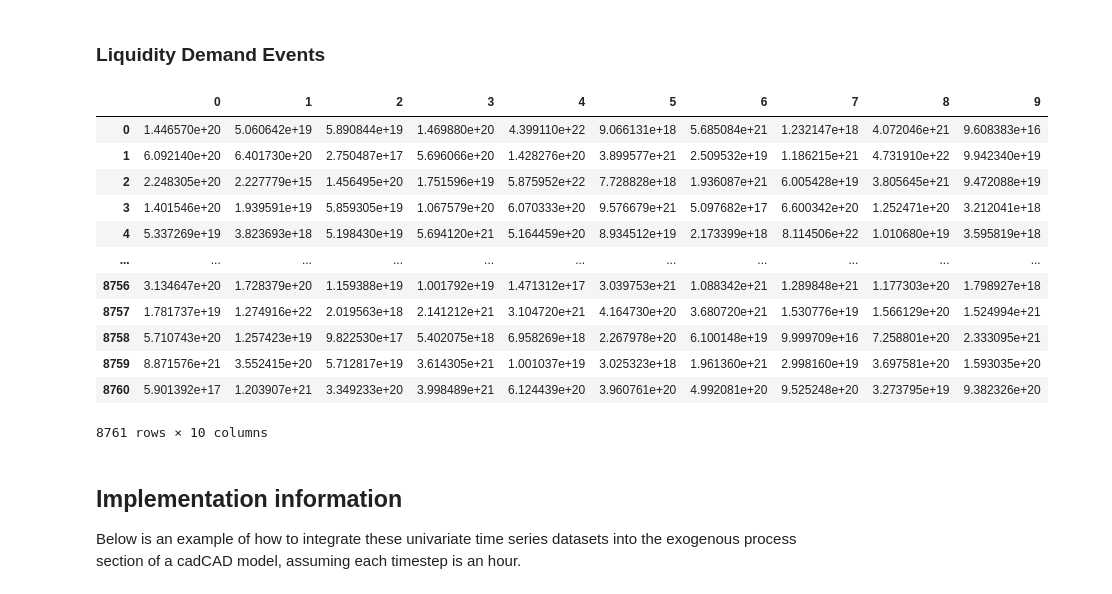
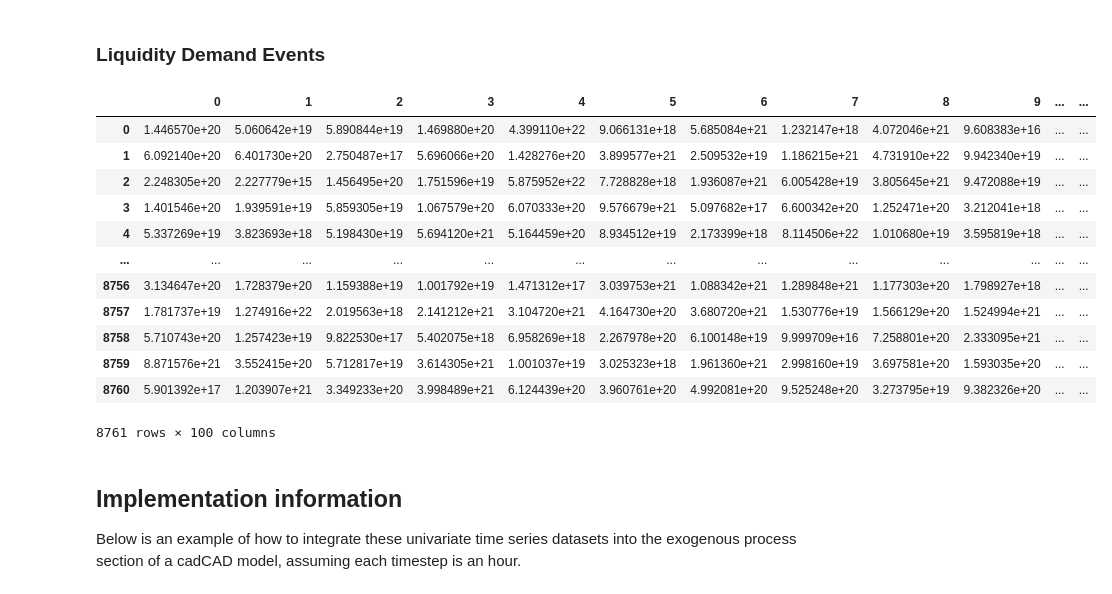
Before and after one commit to BlockScience/reflexer, a Jupyter notebook: notebooks/Stochastic_Generators/Uniswap_Process_Modeling.ipynb, the cells around one changed output. Cells and saved outputs as stored; diff of their text form; code cells hidden in the pictures.

```diff
--- a/notebooks/Stochastic_Generators/Uniswap_Process_Modeling.ipynb
+++ b/notebooks/Stochastic_Generators/Uniswap_Process_Modeling.ipynb
@@ -207,7 +207,7 @@ buy_sell_samples.to_csv('data/buy_sell.csv')
 ## Generate Monte Carlo runs
 ### Buy/Sell Events
 # %%
-monte_carlo_runs = 10
+monte_carlo_runs = 100
 
 buy_sell_mc = {}
 for run in range(0, monte_carlo_runs):
@@ -236,32 +236,32 @@ buy_sell_mc_df
 # %% [markdown]
 ### Liquidity Demand Events
 # %%
-monte_carlo_runs = 10
+monte_carlo_runs = 100
 
 liquidity_mc = {}
 for run in range(0, monte_carlo_runs):
     np.random.seed(seed=run)
 
     liquidity = st.alpha.rvs(fit_shape_liquidity, loc=fit_loc_liquidity, scale=fit_scale_liquidity, size=timesteps + 1)
     liquidity_mc[run] = np.exp(liquidity)
 
 liquidity_mc_df = pd.DataFrame(liquidity_mc)
 liquidity_mc_df.to_csv('data/liquidity_mc.csv')
 liquidity_mc_df
 # %% [output]
-|  | 0 | 1 | 2 | 3 | 4 | 5 | 6 | 7 | 8 | 9 |
-| 0 | 1.446570e+20 | 5.060642e+19 | 5.890844e+19 | 1.469880e+20 | 4.399110e+22 | 9.066131e+18 | 5.685084e+21 | 1.232147e+18 | 4.072046e+21 | 9.608383e+16 |
-| 1 | 6.092140e+20 | 6.401730e+20 | 2.750487e+17 | 5.696066e+20 | 1.428276e+20 | 3.899577e+21 | 2.509532e+19 | 1.186215e+21 | 4.731910e+22 | 9.942340e+19 |
-| 2 | 2.248305e+20 | 2.227779e+15 | 1.456495e+20 | 1.751596e+19 | 5.875952e+22 | 7.728828e+18 | 1.936087e+21 | 6.005428e+19 | 3.805645e+21 | 9.472088e+19 |
-| 3 | 1.401546e+20 | 1.939591e+19 | 5.859305e+19 | 1.067579e+20 | 6.070333e+20 | 9.576679e+21 | 5.097682e+17 | 6.600342e+20 | 1.252471e+20 | 3.212041e+18 |
-| 4 | 5.337269e+19 | 3.823693e+18 | 5.198430e+19 | 5.694120e+21 | 5.164459e+20 | 8.934512e+19 | 2.173399e+18 | 8.114506e+22 | 1.010680e+19 | 3.595819e+18 |
-| ... | ... | ... | ... | ... | ... | ... | ... | ... | ... | ... |
-| 8756 | 3.134647e+20 | 1.728379e+20 | 1.159388e+19 | 1.001792e+19 | 1.471312e+17 | 3.039753e+21 | 1.088342e+21 | 1.289848e+21 | 1.177303e+20 | 1.798927e+18 |
-| 8757 | 1.781737e+19 | 1.274916e+22 | 2.019563e+18 | 2.141212e+21 | 3.104720e+21 | 4.164730e+20 | 3.680720e+21 | 1.530776e+19 | 1.566129e+20 | 1.524994e+21 |
-| 8758 | 5.710743e+20 | 1.257423e+19 | 9.822530e+17 | 5.402075e+18 | 6.958269e+18 | 2.267978e+20 | 6.100148e+19 | 9.999709e+16 | 7.258801e+20 | 2.333095e+21 |
-| 8759 | 8.871576e+21 | 3.552415e+20 | 5.712817e+19 | 3.614305e+21 | 1.001037e+19 | 3.025323e+18 | 1.961360e+21 | 2.998160e+19 | 3.697581e+20 | 1.593035e+20 |
-| 8760 | 5.901392e+17 | 1.203907e+21 | 3.349233e+20 | 3.998489e+21 | 6.124439e+20 | 3.960761e+20 | 4.992081e+20 | 9.525248e+20 | 3.273795e+19 | 9.382326e+20 |
+|  | 0 | 1 | 2 | 3 | 4 | 5 | 6 | 7 | 8 | 9 | ... | ... |
+| 0 | 1.446570e+20 | 5.060642e+19 | 5.890844e+19 | 1.469880e+20 | 4.399110e+22 | 9.066131e+18 | 5.685084e+21 | 1.232147e+18 | 4.072046e+21 | 9.608383e+16 | ... | ... |
+| 1 | 6.092140e+20 | 6.401730e+20 | 2.750487e+17 | 5.696066e+20 | 1.428276e+20 | 3.899577e+21 | 2.509532e+19 | 1.186215e+21 | 4.731910e+22 | 9.942340e+19 | ... | ... |
+| 2 | 2.248305e+20 | 2.227779e+15 | 1.456495e+20 | 1.751596e+19 | 5.875952e+22 | 7.728828e+18 | 1.936087e+21 | 6.005428e+19 | 3.805645e+21 | 9.472088e+19 | ... | ... |
+| 3 | 1.401546e+20 | 1.939591e+19 | 5.859305e+19 | 1.067579e+20 | 6.070333e+20 | 9.576679e+21 | 5.097682e+17 | 6.600342e+20 | 1.252471e+20 | 3.212041e+18 | ... | ... |
+| 4 | 5.337269e+19 | 3.823693e+18 | 5.198430e+19 | 5.694120e+21 | 5.164459e+20 | 8.934512e+19 | 2.173399e+18 | 8.114506e+22 | 1.010680e+19 | 3.595819e+18 | ... | ... |
+| ... | ... | ... | ... | ... | ... | ... | ... | ... | ... | ... | ... | ... |
+| 8756 | 3.134647e+20 | 1.728379e+20 | 1.159388e+19 | 1.001792e+19 | 1.471312e+17 | 3.039753e+21 | 1.088342e+21 | 1.289848e+21 | 1.177303e+20 | 1.798927e+18 | ... | ... |
+| 8757 | 1.781737e+19 | 1.274916e+22 | 2.019563e+18 | 2.141212e+21 | 3.104720e+21 | 4.164730e+20 | 3.680720e+21 | 1.530776e+19 | 1.566129e+20 | 1.524994e+21 | ... | ... |
+| 8758 | 5.710743e+20 | 1.257423e+19 | 9.822530e+17 | 5.402075e+18 | 6.958269e+18 | 2.267978e+20 | 6.100148e+19 | 9.999709e+16 | 7.258801e+20 | 2.333095e+21 | ... | ... |
+| 8759 | 8.871576e+21 | 3.552415e+20 | 5.712817e+19 | 3.614305e+21 | 1.001037e+19 | 3.025323e+18 | 1.961360e+21 | 2.998160e+19 | 3.697581e+20 | 1.593035e+20 | ... | ... |
+| 8760 | 5.901392e+17 | 1.203907e+21 | 3.349233e+20 | 3.998489e+21 | 6.124439e+20 | 3.960761e+20 | 4.992081e+20 | 9.525248e+20 | 3.273795e+19 | 9.382326e+20 | ... | ... |
-8761 rows × 10 columns
+8761 rows × 100 columns
 # %% [markdown]
 ## Implementation information
 Below is an example of how to integrate these univariate time series datasets into the exogenous process section of a cadCAD model, assuming each timestep is an hour.
```
Also changed, not shown: parts of 6 cells of this notebook, 8 other files.
